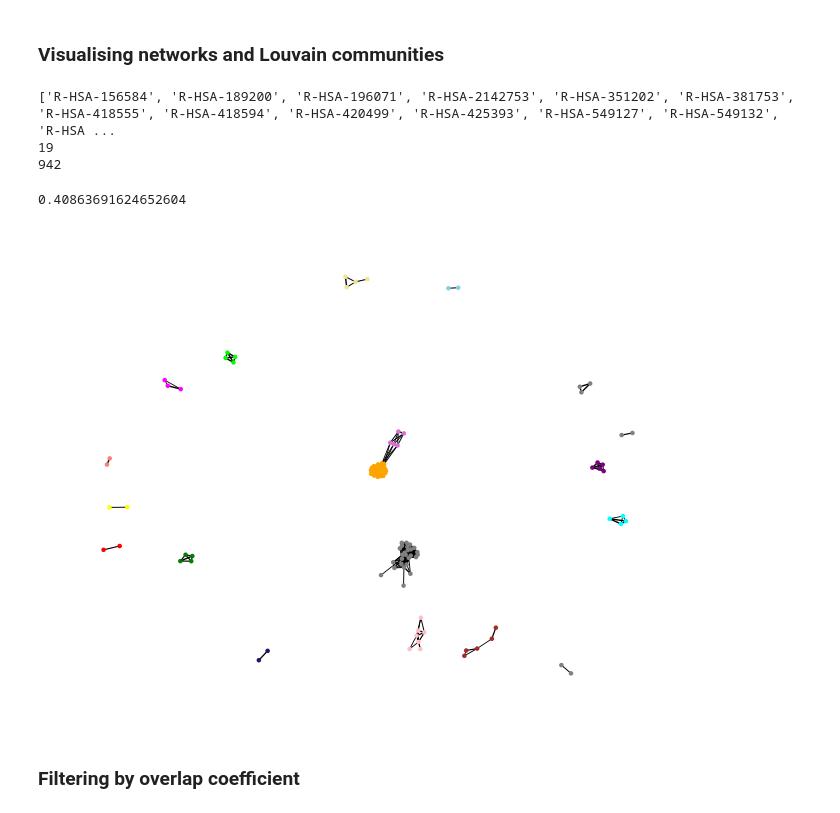
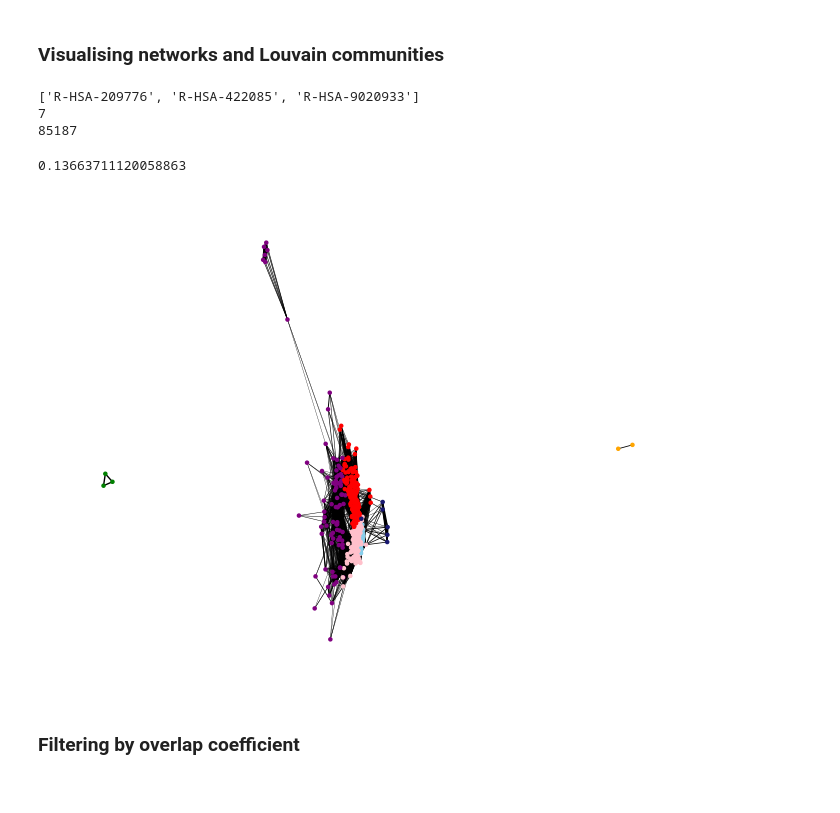
Before and after one commit to j-keung/multiomics-pathway-analysis, a Jupyter notebook: modularity_test.ipynb, the cells around one changed output. Cells and saved outputs as stored; diff of their text form; code cells hidden in the pictures.

```diff
--- a/modularity_test.ipynb
+++ b/modularity_test.ipynb
@@ -260,35 +196,35 @@ table.set_fontsize(8.5)
 # %% [markdown]
 ### Visualising networks and Louvain communities
 # %%
-#plt.figure(figsize=(30,30))
+#plt.figure(figsize=(20,10))
 
-G = metabolomic.copy()
-edges_to_remove = [(u,v) for u,v,e in G.edges(data=True) if e['Spearman_pval'] >= 5e-50]
+G = proteomic.copy()
+edges_to_remove = [(u,v) for u,v,e in G.edges(data=True) if e['Spearman_pval'] >= 0.005]
 G.remove_edges_from(edges_to_remove)
 
 nodes_to_remove = list(nx.isolates(G))
 print(nodes_to_remove)
 G.remove_nodes_from(nodes_to_remove)
 
 #nx.community.modularity(G, nx.community.label_propagation_communities(G))
 clusters = nx.community.louvain_communities(G,weight='Squared_corr',seed=100,resolution=1)
 print(len(clusters))
 
 color_map = supply_colours(G,clusters)
 squared_corr = [i['Squared_corr'] for i in dict(G.edges).values()] #Sara's code
 
 
 
 nx.draw(G, node_size = 5,node_color=color_map,pos=nx.spring_layout(G,weight="Squared_corr",seed=100), with_labels=False,width= squared_corr)
 print(G.number_of_edges())
 
 nx.community.modularity(G, communities = clusters,weight="Squared_corr")
 # %% [output]
-['R-HSA-156584', 'R-HSA-189200', 'R-HSA-196071', 'R-HSA-2142753', 'R-HSA-351202', 'R-HSA-381753', 'R-HSA-418555', 'R-HSA-418594', 'R-HSA-420499', 'R-HSA-425393', 'R-HSA-549127', 'R-HSA-549132', 'R-HSA ...
-19
-942
+['R-HSA-209776', 'R-HSA-422085', 'R-HSA-9020933']
+7
+85187
-0.40863691624652604
+0.13663711120058863
-[figure, old version]
+[figure, new version]
 # %% [markdown]
 ### Filtering by overlap coefficient
 # %%
```
Also changed, not shown: parts of 22 cells of this notebook, 1 other file.
